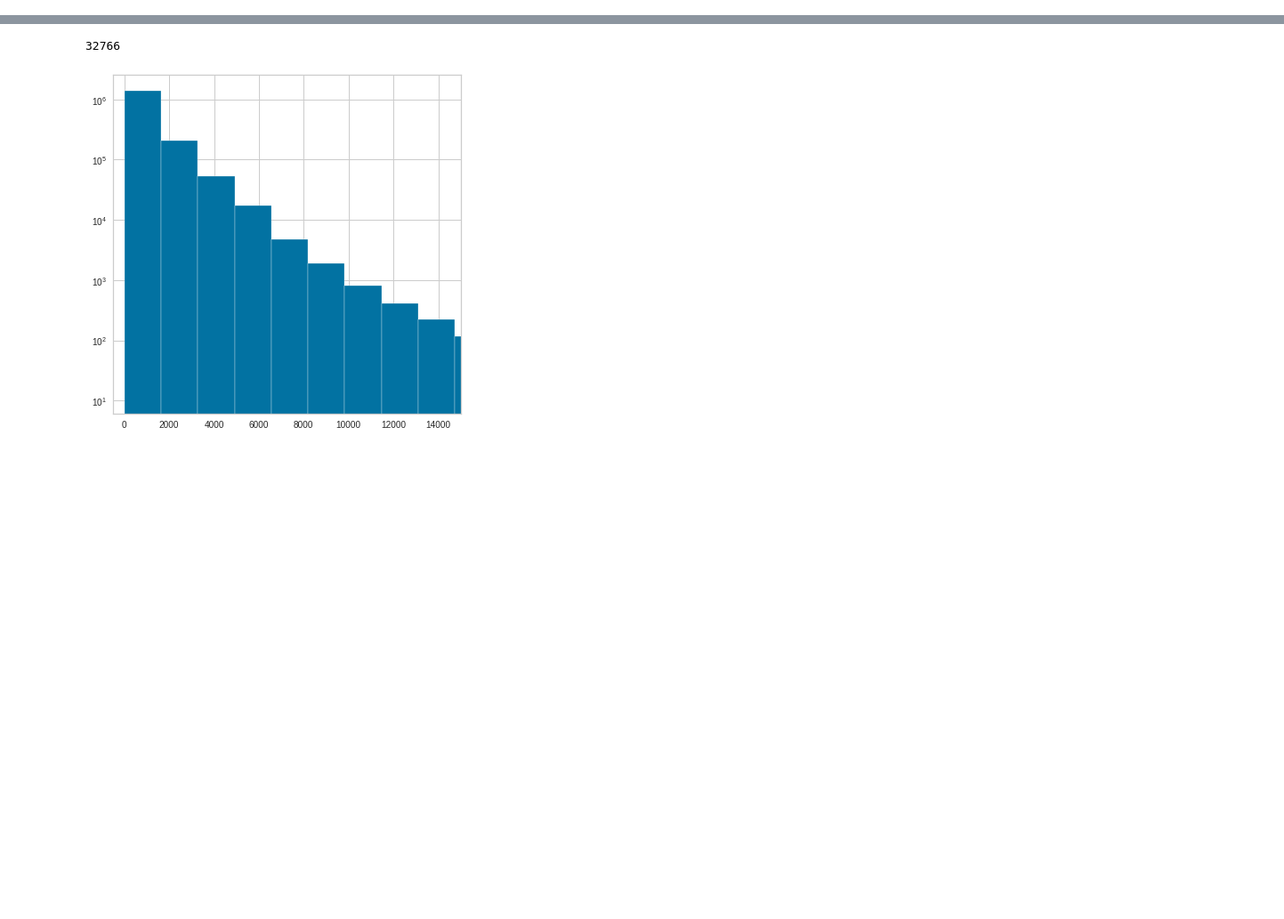
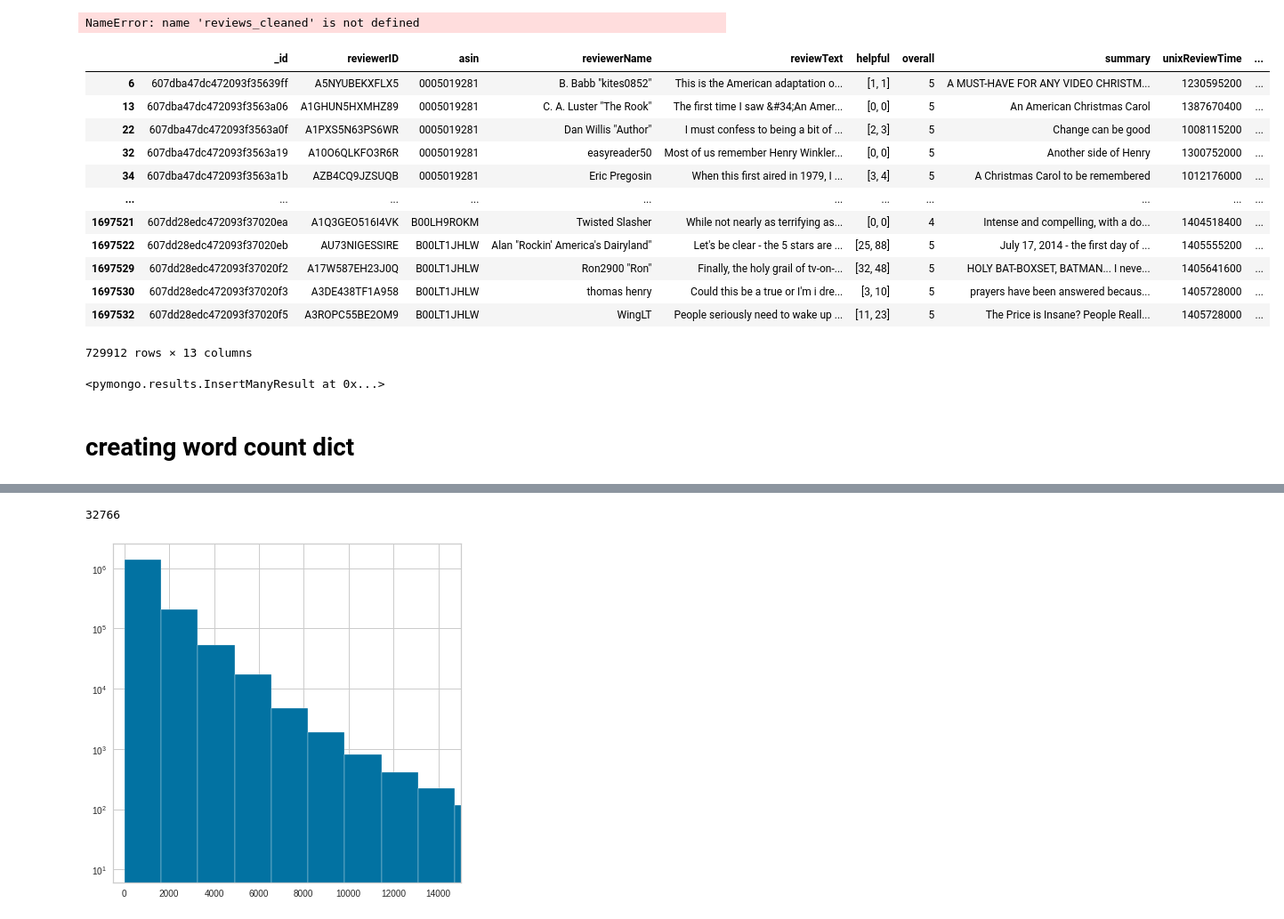
Before and after one commit to Second0395/Capstone_3, a Jupyter notebook: working.ipynb, the cells around one changed output, grey strips where cells are left out. Shown at 89% size. Saved outputs shown, nothing was run; the diff lists cells and outputs as text; code cells hidden in the pictures; blank space fills up the shorter version.

```diff
--- a/working.ipynb
+++ b/working.ipynb
@@ -39,2 +40,29 @@ import math
 # %%
 #data = pd.read_json('Movies_and_TV_5.json', lines=True)
+# %%
+odf = pd.DataFrame(reviews_cleaned.find({}, {'stemmed':0}))
+odf['stars'] = odf['overall'].apply(int)
+odf['review_char_length'] = odf['reviewText'].apply(len)
+odf = odf[(odf['review_char_length']>500) & (odf['review_char_length'] < 3000)]
+# %% [output]
+NameError: name 'reviews_cleaned' is not defined
+# %%
+odf
+# %% [output]
+|  | _id | reviewerID | asin | reviewerName | reviewText | helpful | overall | summary | unixReviewTime | ... |
+| 6 | 607dba47dc472093f35639ff | A5NYUBEKXFLX5 | 0005019281 | B. Babb "kites0852" | This is the American adaptation o... | [1, 1] | 5 | A MUST-HAVE FOR ANY VIDEO CHRISTM... | 1230595200 | ... |
+| 13 | 607dba47dc472093f3563a06 | A1GHUN5HXMHZ89 | 0005019281 | C. A. Luster "The Rook" | The first time I saw &#34;An Amer... | [0, 0] | 5 | An American Christmas Carol | 1387670400 | ... |
+| 22 | 607dba47dc472093f3563a0f | A1PXS5N63PS6WR | 0005019281 | Dan Willis "Author" | I must confess to being a bit of ... | [2, 3] | 5 | Change can be good | 1008115200 | ... |
+| 32 | 607dba47dc472093f3563a19 | A10O6QLKFO3R6R | 0005019281 | easyreader50 | Most of us remember Henry Winkler... | [0, 0] | 5 | Another side of Henry | 1300752000 | ... |
+| 34 | 607dba47dc472093f3563a1b | AZB4CQ9JZSUQB | 0005019281 | Eric Pregosin | When this first aired in 1979, I ... | [3, 4] | 5 | A Christmas Carol to be remembered | 1012176000 | ... |
+| ... | ... | ... | ... | ... | ... | ... | ... | ... | ... | ... |
+| 1697521 | 607dd28edc472093f37020ea | A1Q3GEO516I4VK | B00LH9ROKM | Twisted Slasher | While not nearly as terrifying as... | [0, 0] | 4 | Intense and compelling, with a do... | 1404518400 | ... |
+| 1697522 | 607dd28edc472093f37020eb | AU73NIGESSIRE | B00LT1JHLW | Alan "Rockin' America's Dairyland" | Let's be clear - the 5 stars are ... | [25, 88] | 5 | July 17, 2014 - the first day of ... | 1405555200 | ... |
+| 1697529 | 607dd28edc472093f37020f2 | A17W587EH23J0Q | B00LT1JHLW | Ron2900 "Ron" | Finally, the holy grail of tv-on-... | [32, 48] | 5 | HOLY BAT-BOXSET, BATMAN... I neve... | 1405641600 | ... |
+| 1697530 | 607dd28edc472093f37020f3 | A3DE438TF1A958 | B00LT1JHLW | thomas henry | Could this be a true or I'm i dre... | [3, 10] | 5 | prayers have been answered becaus... | 1405728000 | ... |
+| 1697532 | 607dd28edc472093f37020f5 | A3ROPC55BE2OM9 | B00LT1JHLW | WingLT | People seriously need to wake up ... | [11, 23] | 5 | The Price is Insane? People Reall... | 1405728000 | ... |
+729912 rows × 13 columns
+# %%
+wc.insert_many(odf.to_dict('records'))
+# %% [output]
+<pymongo.results.InsertManyResult at 0x...>
@@ -40,0 +71,2 @@ import math
+# %% [markdown]
+# creating word count dict
```
Also changed, not shown: parts of 22 cells of this notebook.
